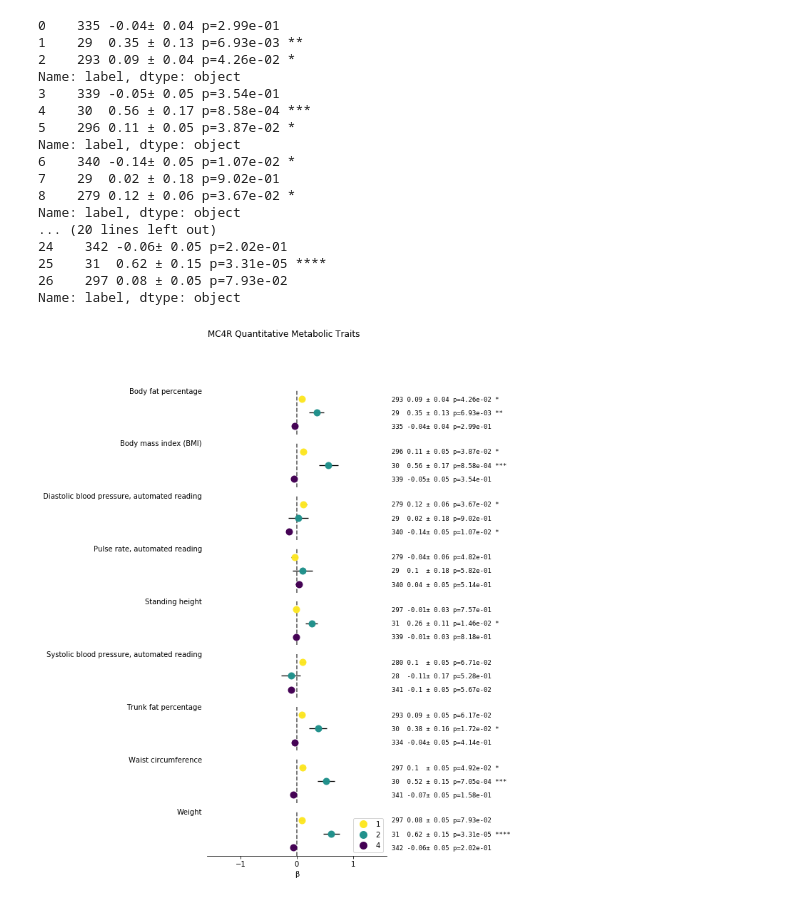
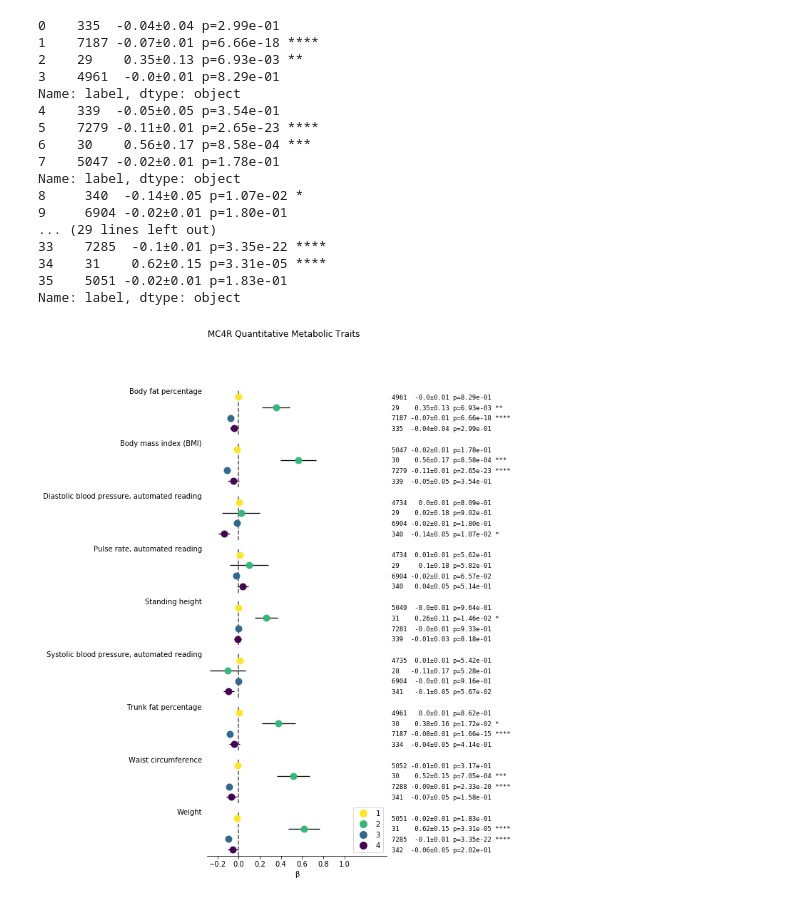
Before and after one commit to HauserGroup/gogoGPCR, a Jupyter notebook: notebooks/4_process_results.ipynb, the cells around one changed output. Drawn from its saved outputs; the diff is of its cells as text; code cells hidden in the pictures.

Commit message:
fixed plotting

```diff
--- a/notebooks/4_process_results.ipynb
+++ b/notebooks/4_process_results.ipynb
@@ -18,8 +18,9 @@ Path("../tmp").resolve().mkdir(parents=True, exist_ok=True)
 # %%
 # Flags
 GENE = "MC4R"
-TRAIT = "QT"
+TRAIT = "BT"
 PHENOTYPE = "metabolic"
+AAF = None
 # %%
 # sc = pyspark.SparkContext()
 # spark = pyspark.sql.SparkSession(sc)
@@ -73,6 +74,12 @@ df.loc[:, "TRAIT"] = TRAIT  # df.FILE.apply(lambda x: x[0])
 df.loc[:, "PHENO"] = df.SOURCE.apply(lambda x: x.split("_")[-1].split(".")[0])
 df = df.drop(["ID", "ALLELE0", "ALLELE1", "EXTRA", "SOURCE", "TEST"], axis=1)
 
+# Filter AAF
+if not AAF:
+    AAF = df.AAF.max()
+
+df = df.loc[df.AAF == AAF,:]
+
 # Sanity check
 df.head()
 # %% [output]
@@ -341,8 +352,10 @@ def plot_QT(
     lw=1.3,
     ms=10,
     fudge=0.6,
+    xfudge = [0.1,0.3],
     xlim=[-1,1],
     title=None,
+    ticks = 0.2
 ):
 
     df = df.loc[df.TRAIT == "QT", :]
@@ -351,10 +364,10 @@ def plot_QT(
 
     df.loc[:, "label"] = (
         df.loc[:, "N_pos"].astype(str).str.ljust(just["N_pos"])
-        + df.loc[:, "BETA"].round(2).astype(str).str.ljust(5)
-        + "± "
-        + df.loc[:, "SE"].round(2).astype(str).str.ljust(5)
-        + "p="
+        + (df.loc[:, "BETA"].round(2).astype(str)#.str.ljust(5)
+        + "±"
+        + df.loc[:, "SE"].round(2).astype(str)).str.rjust(10)#.str.ljust(5)
+        + " p="
         + df.loc[:, "pval"].apply(lambda p: f"{p:.2e}").str.ljust(5)
         + " "
         + df.loc[:, "pval_stars"].str.ljust(4)
@@ -408,9 +421,9 @@ def plot_QT(
         ax.set_ylim(temp.index[0] - fudge, temp.index[-1] + fudge)
         ax.set_yticks(temp.index)
         # ax.set_xlim(0 - fudge, df.OR_up.max() + fudge)
-        ax.set_xlim(xlim[0] - fudge, xlim[1] + fudge)
+        ax.set_xlim(xlim[0] - xfudge[0], xlim[1] + xfudge[1])
         # ax.set_xticks(np.arange(0, int(df.OR_up.max()) + 2, 1))
-        ax.set_xticks(np.arange(xlim[0], xlim[1] + 1, 1))
+        ax.set_xticks(np.arange(xlim[0], xlim[1], ticks))
 
         ax.set_yticklabels(temp.label, fontsize=9, fontdict={"family": "monospace"})
 
@@ -441,49 +454,49 @@ def plot_QT(
         ax0.spines["right"].set_alpha(0)
 
         if i != len(phenotypes) - 1:
             ax0.spines["bottom"].set_alpha(0)
             ax.tick_params(bottom=False)
 
         if i == len(phenotypes) - 1:
             ax.set_xlabel("β")
             ax.tick_params(bottom=True)
             ax.legend(handles=legend_elements[::-1], loc="lower right")
 
     if title:
         fig.suptitle(title)
     plt.subplots_adjust(right=1)
 
     return fig
 
 
-plot = plot_QT(plt_df, title=f"{GENE} Quantitative {PHENOTYPE.capitalize()} Traits", xlim = [-1,1], height = 12)
+plot = plot_QT(plt_df, title=f"{GENE} Quantitative {PHENOTYPE.capitalize()} Traits", xlim = [-0.2,1.1], height = 12, fudge = 0.6)
 
 
 plt.savefig(
     f"/opt/notebooks/gogoGPCR/tmp/{GENE}.{TRAIT}.svg",
     dpi=600,
     bbox_inches="tight",
     format="svg",
 )
 # %% [output]
-0    335 -0.04± 0.04 p=2.99e-01
-1    29  0.35 ± 0.13 p=6.93e-03 **
-2    293 0.09 ± 0.04 p=4.26e-02 *
+0    335  -0.04±0.04 p=2.99e-01
+1    7187 -0.07±0.01 p=6.66e-18 ****
+2    29    0.35±0.13 p=6.93e-03 **
+3    4961  -0.0±0.01 p=8.29e-01
 Name: label, dtype: object
-3    339 -0.05± 0.05 p=3.54e-01
-4    30  0.56 ± 0.17 p=8.58e-04 ***
-5    296 0.11 ± 0.05 p=3.87e-02 *
+4    339  -0.05±0.05 p=3.54e-01
+5    7279 -0.11±0.01 p=2.65e-23 ****
+6    30    0.56±0.17 p=8.58e-04 ***
+7    5047 -0.02±0.01 p=1.78e-01
 Name: label, dtype: object
-6    340 -0.14± 0.05 p=1.07e-02 *
-7    29  0.02 ± 0.18 p=9.02e-01
-8    279 0.12 ± 0.06 p=3.67e-02 *
+8     340  -0.14±0.05 p=1.07e-02 *
+9     6904 -0.02±0.01 p=1.80e-01
+... (29 lines left out)
+33    7285  -0.1±0.01 p=3.35e-22 ****
+34    31    0.62±0.15 p=3.31e-05 ****
+35    5051 -0.02±0.01 p=1.83e-01
 Name: label, dtype: object
-... (20 lines left out)
-24    342 -0.06± 0.05 p=2.02e-01
-25    31  0.62 ± 0.15 p=3.31e-05 ****
-26    297 0.08 ± 0.05 p=7.93e-02
-Name: label, dtype: object
-[figure, old version]
+[figure, new version]
 # %%
 for ax in range(0, len(phenotypes)):
     temp = plt_df.loc[plt_df.Phenotype.eq(phenotypes[ax]), :]
```
Also changed, not shown: parts of 4 cells of this notebook.
